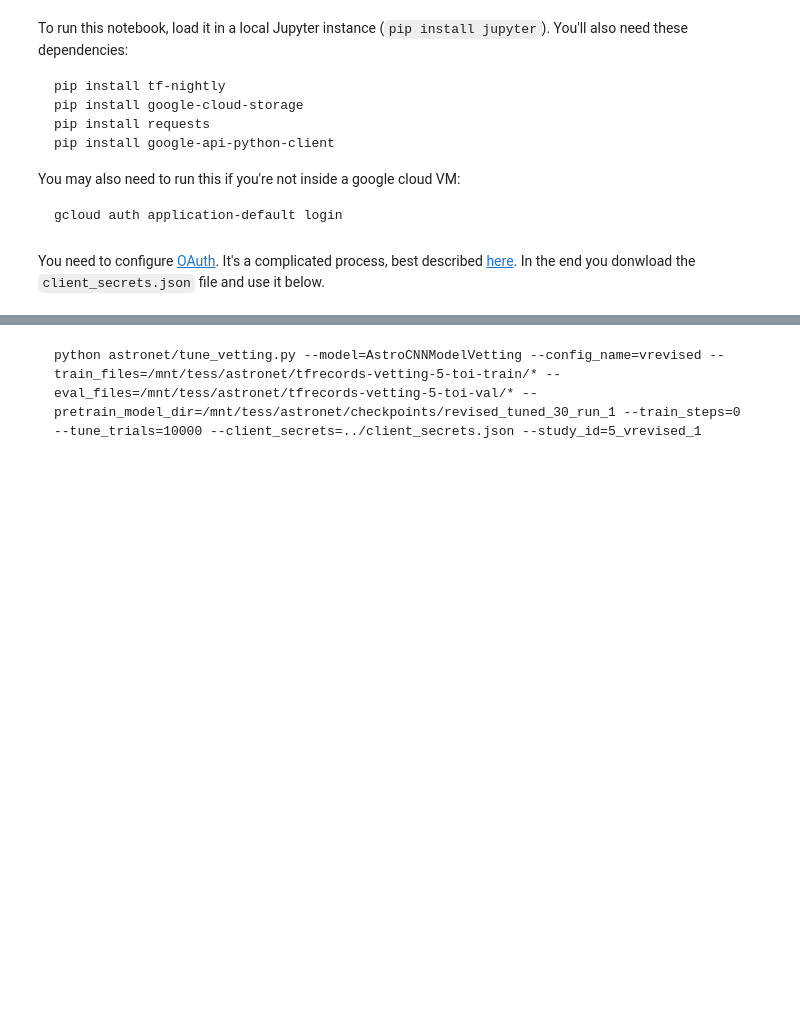
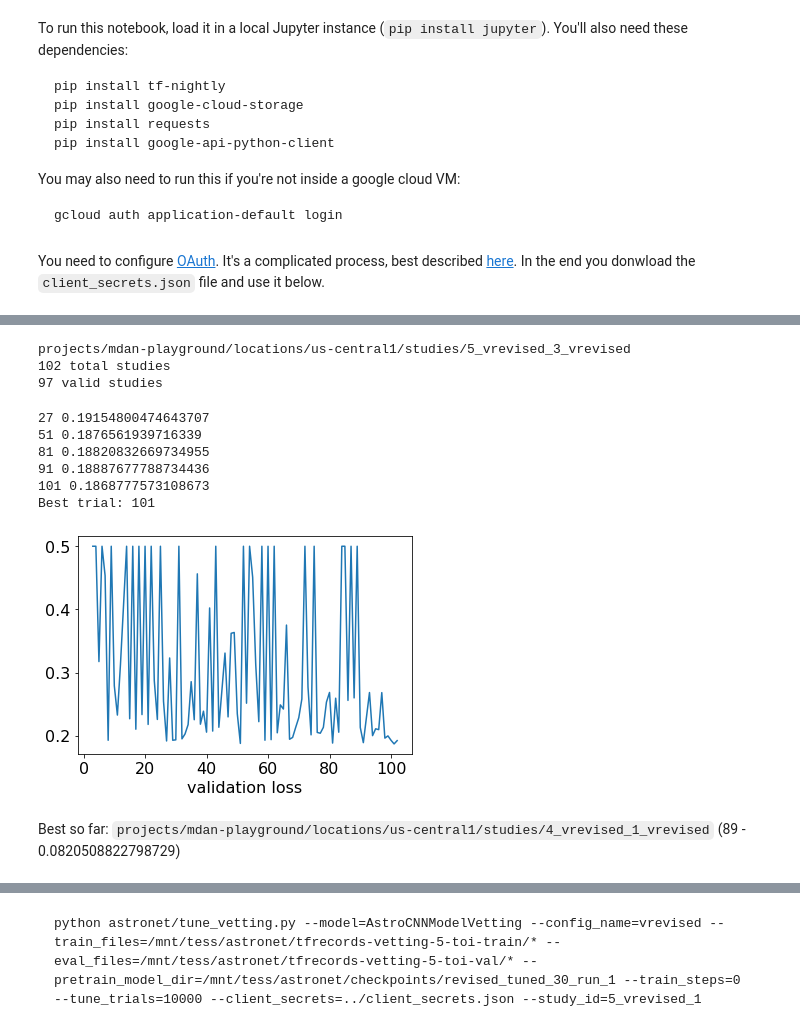
Before and after one commit to mit-kavli-institute/astronet-triage, a Jupyter notebook: Tune-vetting.ipynb, the cells around one changed output, grey strips where cells are left out. Cells and saved outputs as stored; diff of their text form; code cells hidden in the pictures; blank space fills up the shorter version.

```diff
--- a/Tune-vetting.ipynb
+++ b/Tune-vetting.ipynb
@@ -49,9 +56,8 @@ studies.head(5)
 # %%
-study = studies['name'][1]
+study = studies['name'][0]
 study_id = '{}/studies/{}'.format(tune_vetting.study_parent(), study.split('/')[-1])
 print(study_id)
-resp = client.projects().locations().studies().trials().list(
-    parent=study_id).execute()
+resp = client.projects().locations().studies().trials().list(parent=study_id).execute()
 
 metrics_loss = []
 params = []
@@ -60,33 +66,51 @@ for trial in resp['trials']:
   if 'finalMeasurement' not in trial:
     continue
 
+  if 'value' not in trial['finalMeasurement']['metrics'][0]:
+    continue
+
   loss, = (m['value'] for m in trial['finalMeasurement']['metrics'] if m['metric'] == 'loss')
 
   params.append(trial['parameters'])
   metrics_loss.append(loss)
   trial_ids.append(int(trial['name'].split('/')[-1]))
 
-print(max(trial_ids), 'valid studies')
+print(max(trial_ids), 'total studies')
+print(len(trial_ids), 'valid studies')
+# %% [output]
+projects/mdan-playground/locations/us-central1/studies/5_vrevised_3_vrevised
+102 total studies
+97 valid studies
 # %%
 import numpy as np
 import matplotlib
 from matplotlib import pyplot as plt
 
 matplotlib.rcParams.update({'font.size': 16})
 
 fig, ax = plt.subplots()
-ax.plot(np.minimum(metrics_loss, 0.5))
+ax.plot(trial_ids, np.minimum(metrics_loss, 0.5))
 plt.xlabel("validation loss")
 sorted_metrics = sorted(metrics_loss, reverse=True)
 
 best = 0
 for i, trial_id in enumerate(trial_ids):
   if (metrics_loss[i] <= sorted_metrics[-5]):
-    print(i, metrics_loss[i])
+    print(trial_ids[i], metrics_loss[i])
   if (metrics_loss[i] <= metrics_loss[best]):
     best = i
 
 print('Best trial:', trial_ids[best])
+# %% [output]
+27 0.19154800474643707
+51 0.1876561939716339
+81 0.18820832669734955
+91 0.18887677788734436
+101 0.1868777573108673
+Best trial: 101
+[figure, added]
+# %% [markdown]
+Best so far: `projects/mdan-playground/locations/us-central1/studies/4_vrevised_1_vrevised` (89 - 0.0820508822798729)
 # %%
 import pprint
 from astronet import models
```
Also changed, not shown: parts of 3 cells of this notebook, 1 other file.
